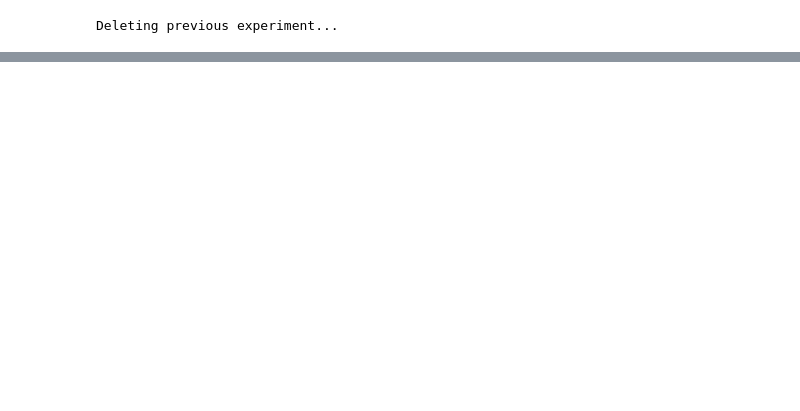
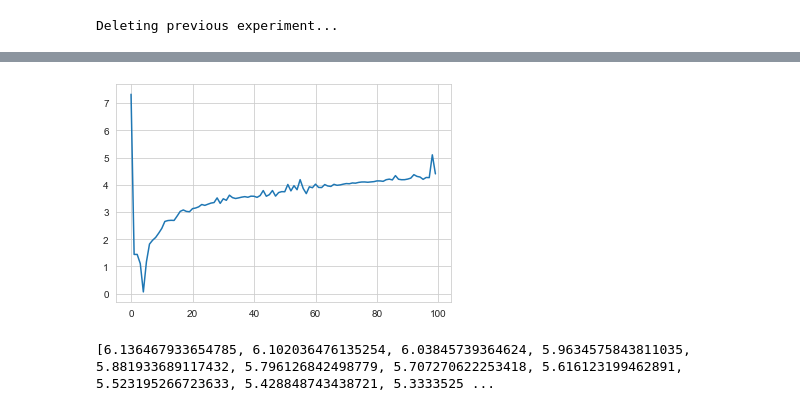
Before and after one commit to aisynth/diffmoog, a Jupyter notebook: visualization_notebooks/visualize_loss_surface.ipynb, the cells around one changed output, grey strips where cells are left out. Saved outputs shown, nothing was run; the diff lists cells and outputs as text; code cells hidden in the pictures; blank space fills up the shorter version.

```diff
--- a/visualization_notebooks/visualize_loss_surface.ipynb
+++ b/visualization_notebooks/visualize_loss_surface.ipynb
@@ -107,0 +159,36 @@ plt.show()
+# %%
+plt.plot(losses2)
+plt.show()
+# %% [output]
+[figure, added]
+# %%
+amp_vals = np.linspace(0, 1, 100)
+
+losses3 = []
+for amp_val in amp_vals:
+    update_params = copy.deepcopy(target_param_dict)
+
+    update_params[(0, 2)]['parameters'].update({'amp_c': amp_val})
+    update_params[(1, 1)]['parameters'].update({'active': [True]})
+    update_params[(0, 2)]['parameters'].update({'active': [True]})
+    update_params[(0, 2)]['parameters'].update({'fm_active': [True]})
+    synth.update_cells_from_dict(update_params)
+    signal, _ = synth.generate_signal(signal_duration=1)
+
+    # resampled_target_signal = resample_op(target_signal.cpu())
+    # resampled_pred_signal = resample_op(signal.cpu())
+
+    # plt.plot(resampled_target_signal.detach().numpy().squeeze())
+    # plt.plot(resampled_pred_signal.detach().numpy().squeeze())
+    #
+    # plt.show()
+    target_signal_unsqueezed = target_signal.unsqueeze(dim=0)
+    loss_val, _, _ = loss_handler.call(target_signal_unsqueezed, signal, step=0, return_spectrogram=False)
+
+    # loss_val = loss_handler.call(resampled_target_signal, resampled_pred_signal.unsqueeze(0), signal_chain_index=0, global_step=0, summary_writer=None, log=False)
+
+    losses3.append(loss_val.detach().cpu().numpy().item())
+
+print(losses3)
+# %% [output]
+[6.136467933654785, 6.102036476135254, 6.03845739364624, 5.9634575843811035, 5.881933689117432, 5.796126842498779, 5.707270622253418, 5.616123199462891, 5.523195266723633, 5.428848743438721, 5.3333525 ...
```
Also changed, not shown: parts of 13 cells of this notebook, 4 other files.
